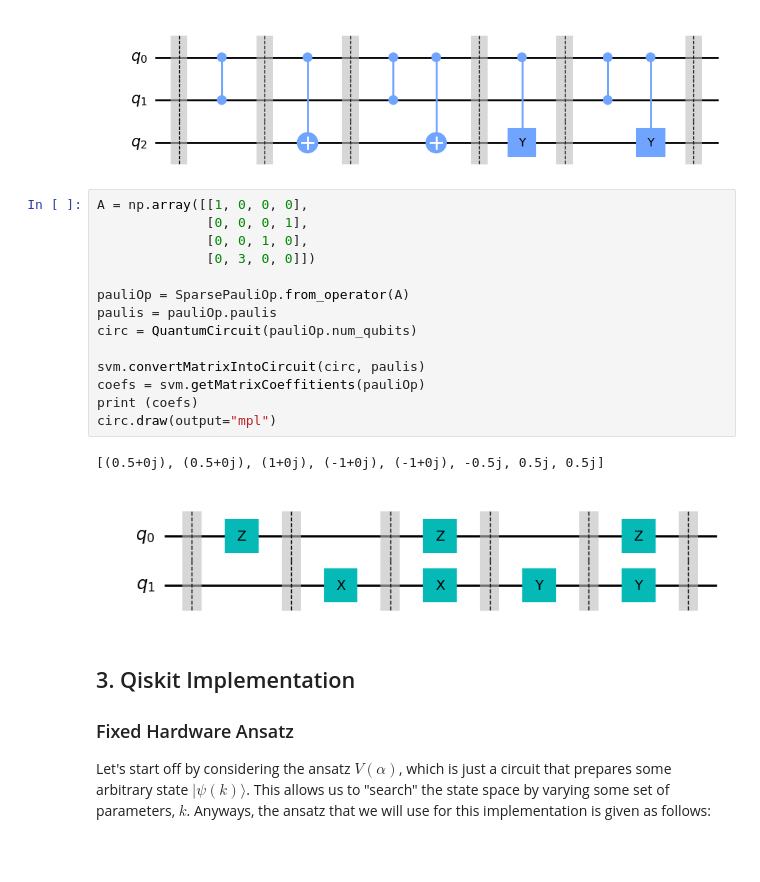
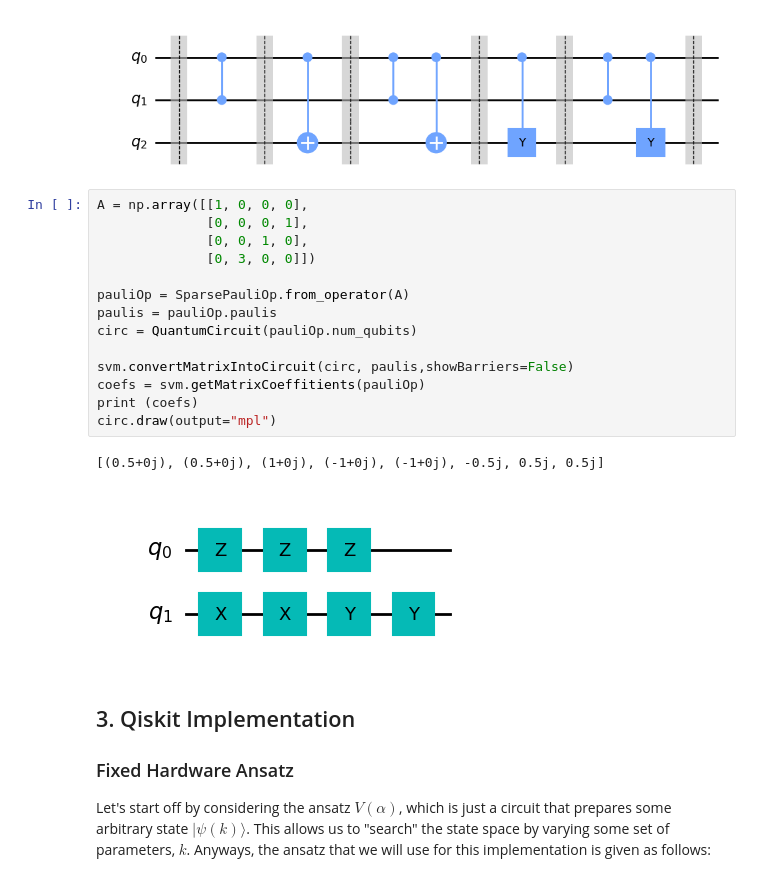
Before and after one commit to cezaris13/CourseWork, a Jupyter notebook: VQLS-QSVM-Implementation/vqls.ipynb, the cells around one changed output. Drawn from its saved outputs; the diff is of its cells as text; blank space fills up the shorter version.

```diff
--- a/vqls.ipynb
+++ b/VQLS-QSVM-Implementation/vqls.ipynb
@@ -459,20 +56,20 @@ circ.draw(output="mpl")
 # %%
 A = np.array([[1, 0, 0, 0],
               [0, 0, 0, 1],
               [0, 0, 1, 0],
               [0, 3, 0, 0]])
 
 pauliOp = SparsePauliOp.from_operator(A)
 paulis = pauliOp.paulis
 circ = QuantumCircuit(pauliOp.num_qubits)
 
-svm.convertMatrixIntoCircuit(circ, paulis)
+svm.convertMatrixIntoCircuit(circ, paulis,showBarriers=False)
 coefs = svm.getMatrixCoeffitients(pauliOp)
 print (coefs)
 circ.draw(output="mpl")
 # %% [output]
 [(0.5+0j), (0.5+0j), (1+0j), (-1+0j), (-1+0j), -0.5j, 0.5j, 0.5j]
-[figure, old version]
+[figure, new version]
 # %% [markdown]
 ## 3. Qiskit Implementation
 
```
Also changed, not shown: parts of 17 cells of this notebook, 6 other files.
